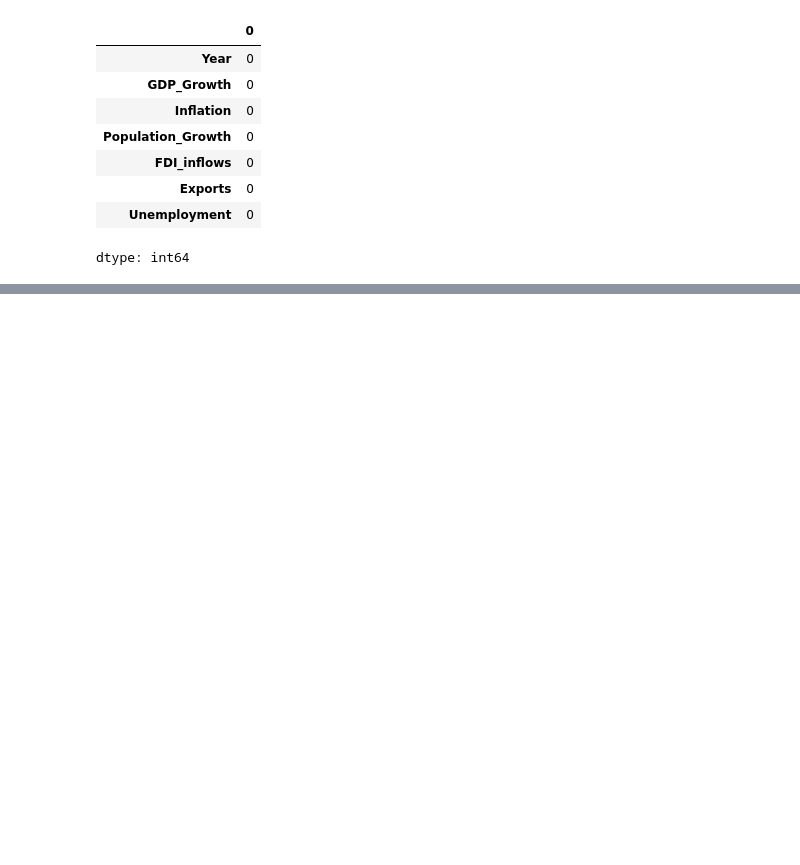
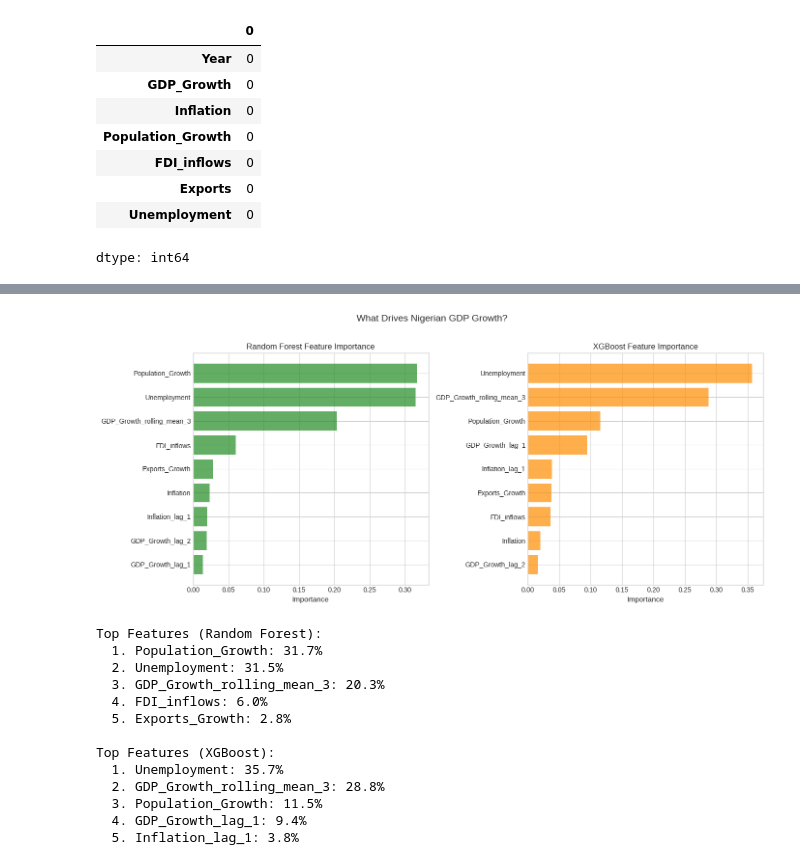
Before and after one commit to goodnessezichioum/DS-final-project, a Jupyter notebook: economic-assessment.ipynb, the cells around one changed output, grey strips where cells are left out. Drawn from its saved outputs; the diff is of its cells as text; code cells hidden in the pictures; blank space fills up the shorter version.

```diff
--- a/economic-assessment.ipynb
+++ b/economic-assessment.ipynb
@@ -848,0 +735,49 @@ plt.show()
+# %%
+fig, axes = plt.subplots(1, 2, figsize=(14, 6))
+
+# Random Forest importance
+rf_importance = pd.DataFrame({
+    'Feature': feature_cols,
+    'Importance': rf_best.feature_importances_
+}).sort_values('Importance', ascending=True)
+
+axes[0].barh(rf_importance['Feature'], rf_importance['Importance'], color='forestgreen', alpha=0.7)
+axes[0].set_xlabel('Importance', fontsize=11)
+axes[0].set_title('Random Forest Feature Importance', fontsize=12)
+
+# XGBoost importance
+xgb_importance = pd.DataFrame({
+    'Feature': feature_cols,
+    'Importance': xgb_best.feature_importances_
+}).sort_values('Importance', ascending=True)
+
+axes[1].barh(xgb_importance['Feature'], xgb_importance['Importance'], color='darkorange', alpha=0.7)
+axes[1].set_xlabel('Importance', fontsize=11)
+axes[1].set_title('XGBoost Feature Importance', fontsize=12)
+
+plt.suptitle('What Drives Nigerian GDP Growth?', fontsize=14, y=1.02)
+plt.tight_layout()
+plt.show()
+
+print("\nTop Features (Random Forest):")
+for i, (_, row) in enumerate(rf_importance.tail(5).iloc[::-1].iterrows()):
+    print(f"  {i+1}. {row['Feature']}: {row['Importance']:.1%}")
+
+print("\nTop Features (XGBoost):")
+for i, (_, row) in enumerate(xgb_importance.tail(5).iloc[::-1].iterrows()):
+    print(f"  {i+1}. {row['Feature']}: {row['Importance']:.1%}")
+# %% [output]
+[figure, added]
+Top Features (Random Forest):
+  1. Population_Growth: 31.7%
+  2. Unemployment: 31.5%
+  3. GDP_Growth_rolling_mean_3: 20.3%
+  4. FDI_inflows: 6.0%
+  5. Exports_Growth: 2.8%
+
+Top Features (XGBoost):
+  1. Unemployment: 35.7%
+  2. GDP_Growth_rolling_mean_3: 28.8%
+  3. Population_Growth: 11.5%
+  4. GDP_Growth_lag_1: 9.4%
+  5. Inflation_lag_1: 3.8%
```
Also changed, not shown: parts of 45 cells of this notebook.
